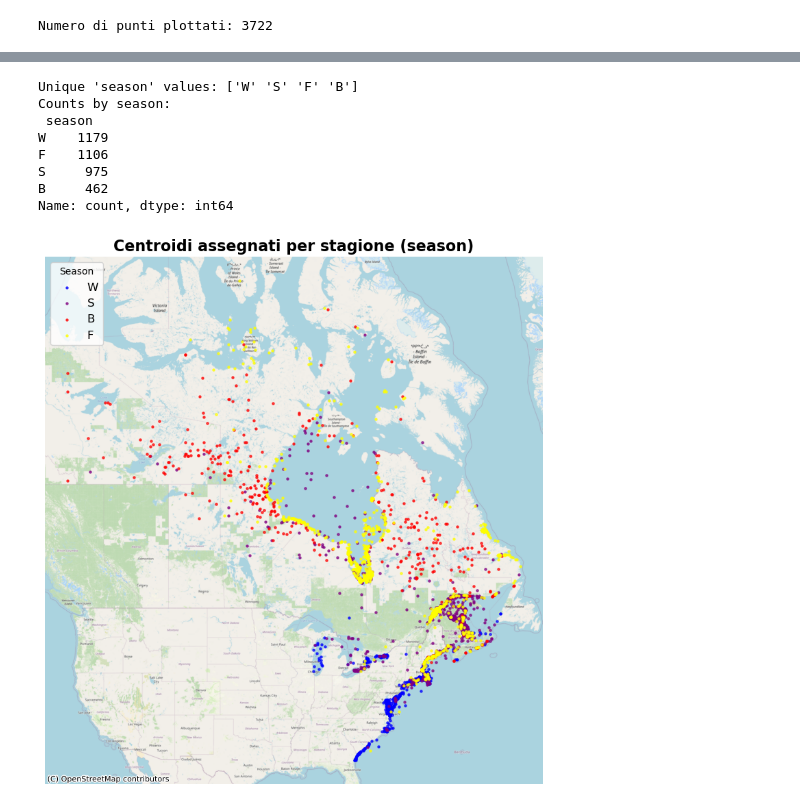
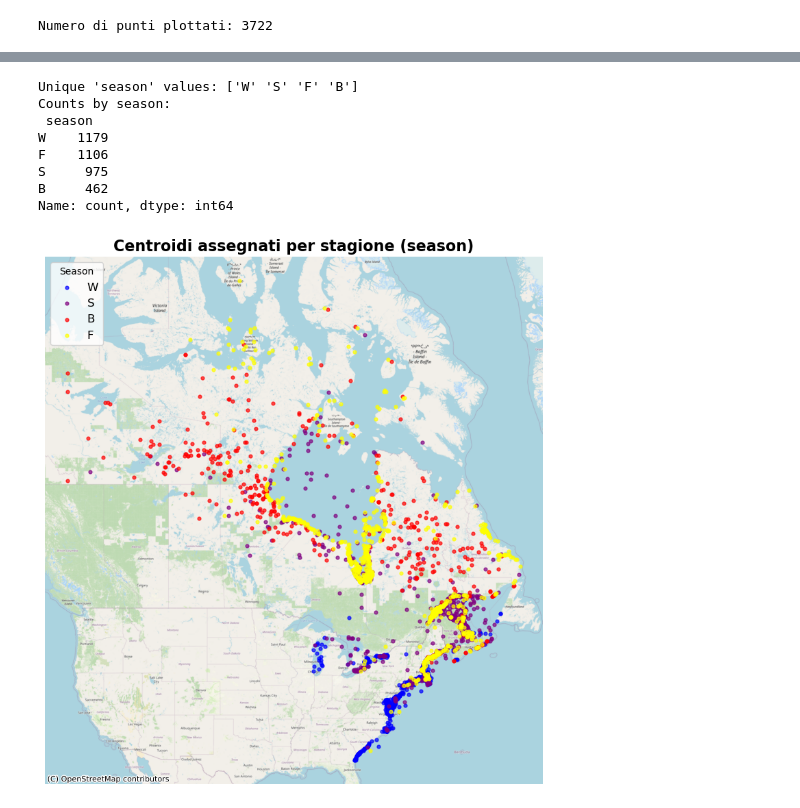
Before and after one commit to martinaciprini/sea-duck-network, a Jupyter notebook: file1.ipynb, the cells around one changed output, grey strips where cells are left out. Drawn from its saved outputs; the diff is of its cells as text; code cells hidden in the pictures.

```diff
--- a/file1.ipynb
+++ b/file1.ipynb
@@ -83,40 +59,3 @@ print(f"Numero di punti plottati: {len(gdf_proj)}")
 # %% [output]
 [figure]
 Numero di punti plottati: 3722
-# %%
-# Assumo che 'df' sia già caricato come pandas DataFrame
-# Creiamo il GeoDataFrame (riconverti se necessario)
-gdf = gpd.GeoDataFrame(df, geometry=gpd.points_from_xy(df.lon, df.lat), crs="EPSG:4326")
-
-# Controllo rapidi sui valori unici (facoltativo ma utile)
-print("Unique 'season' values:", gdf['season'].unique())
-print("Counts by season:\n", gdf['season'].value_counts())
-
-# Mappatura colori coerente con il paper
-season_color = {
-    'W': 'blue',   # winter
-    'S': 'purple', # spring migration / spring staging
-    'B': 'red',    # breeding
-    'F': 'yellow'  # fall (post-breeding molt / fall staging)
-}
-
-# Se la colonna 'season' contiene parole complete (es. 'winter'), adattalo:
-# season_color = {'winter':'blue','spring':'purple','breeding':'red','fall':'yellow'}
-
-# Convertiamo CRS per la basemap
-gdf_proj = gdf.to_crs(epsg=3857)
-
-# Plot
-fig, ax = plt.subplots(figsize=(11, 9))
-for code, color in season_color.items():
-    subset = gdf_proj[gdf_proj['season'] == code]
-    if len(subset):
-        subset.plot(ax=ax, color=color, markersize=10, alpha=0.7, label=code)
-
-# Aggiungi basemap e sistemazione grafica
-cx.add_basemap(ax, source=cx.providers.OpenStreetMap.Mapnik, zoom=3)
-ax.set_title("Centroidi assegnati per stagione (season)", fontsize=14)
-ax.set_axis_off()
-ax.legend(title='season', loc='lower left')
-
-plt.show()
@@ -155,32 +84,32 @@ fig, ax = plt.subplots(figsize=(12, 10))
 # Plot dei punti per ogni stagione
 for code, color in season_color.items():
     subset = gdf_proj[gdf_proj['season'] == code]
     if len(subset):
-        subset.plot(ax=ax, color=color, markersize=5, alpha=0.7, label=code)
+        subset.plot(ax=ax, color=color, markersize=12, alpha=0.7, label=code)
 
 # Aggiungiamo la mappa di sfondo
 cx.add_basemap(
     ax,
     source=cx.providers.OpenStreetMap.Mapnik,  # Mappa di sfondo
     zoom=5  # Regola il livello di zoom
 )
 
 # Miglioriamo il layout
 ax.set_title("Centroidi assegnati per stagione (season)", fontsize=16, fontweight="bold")
 ax.set_axis_off()  # Rimuove gli assi
 ax.legend(title='Season', fontsize=12, loc="upper left")  # Aggiunge la legenda
 
 # Salva il grafico come immagine (opzionale)
 plt.savefig("season_centroids_map.png", dpi=300, bbox_inches="tight")
 
 plt.show()
 # %% [output]
 Unique 'season' values: ['W' 'S' 'F' 'B']
 Counts by season:
  season
 W    1179
 F    1106
 S     975
 B     462
 Name: count, dtype: int64
-[figure, old version]
+[figure, new version]
```
Also changed, not shown: parts of 3 cells of this notebook, 3 other files.
